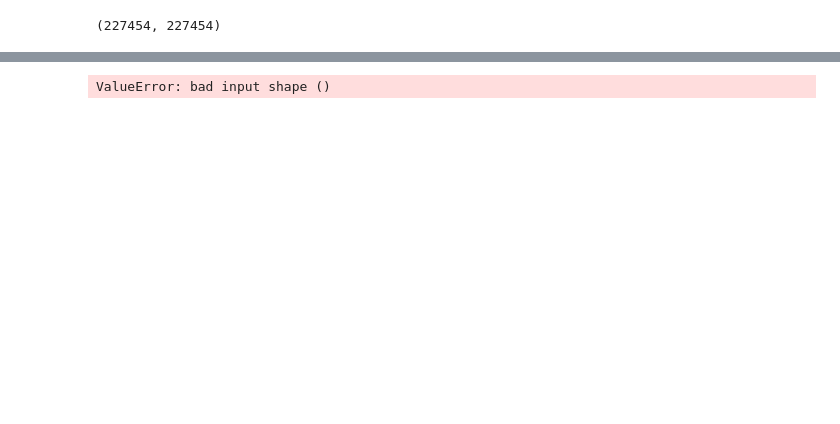
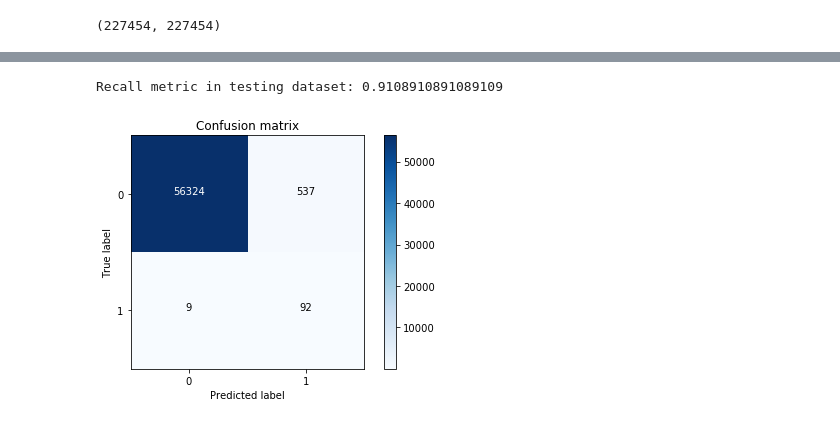
Before and after one commit to wangcai-a/learning, a Jupyter notebook: 逻辑回归/逻辑回归_信用卡欺诈检测/信用卡欺诈检测.ipynb, the cells around one changed output, grey strips where cells are left out. Cells and saved outputs as stored; diff of their text form; code cells hidden in the pictures; blank space fills up the shorter version.

```diff
--- a/逻辑回归/逻辑回归_信用卡欺诈检测/信用卡欺诈检测.ipynb
+++ b/逻辑回归/逻辑回归_信用卡欺诈检测/信用卡欺诈检测.ipynb
@@ -256,18 +266,19 @@ def plot_cnf_matrix(cm, classes, title='Confusion matrix', cmap=plt.cm.Blues):
     plt.xlabel('Predicted label')
 # %%
 lr = LogisticRegression(C = best_c, penalty = 'l1')
-lr.fit(os_features, os_labels.values.ravel)
+lr.fit(os_features, os_labels.values.ravel())
 y_pred = lr.predict(feature_test.values)
 
 # 计算混淆矩阵
 cnf_matrix = confusion_matrix(labels_test, y_pred)
 np.set_printoptions(precision=2)
 
 print("Recall metric in testing dataset:", cnf_matrix[1, 1]/(cnf_matrix[1, 0] + cnf_matrix[1, 1]))
 
 # 画出混淆矩阵
 class_names = [0, 1]
 plt.figure()
 plot_cnf_matrix(cnf_matrix, classes=class_names)
 # %% [output]
-ValueError: bad input shape ()
+Recall metric in testing dataset: 0.9108910891089109
+[figure, added]
```
Also changed, not shown: parts of 3 cells of this notebook.
